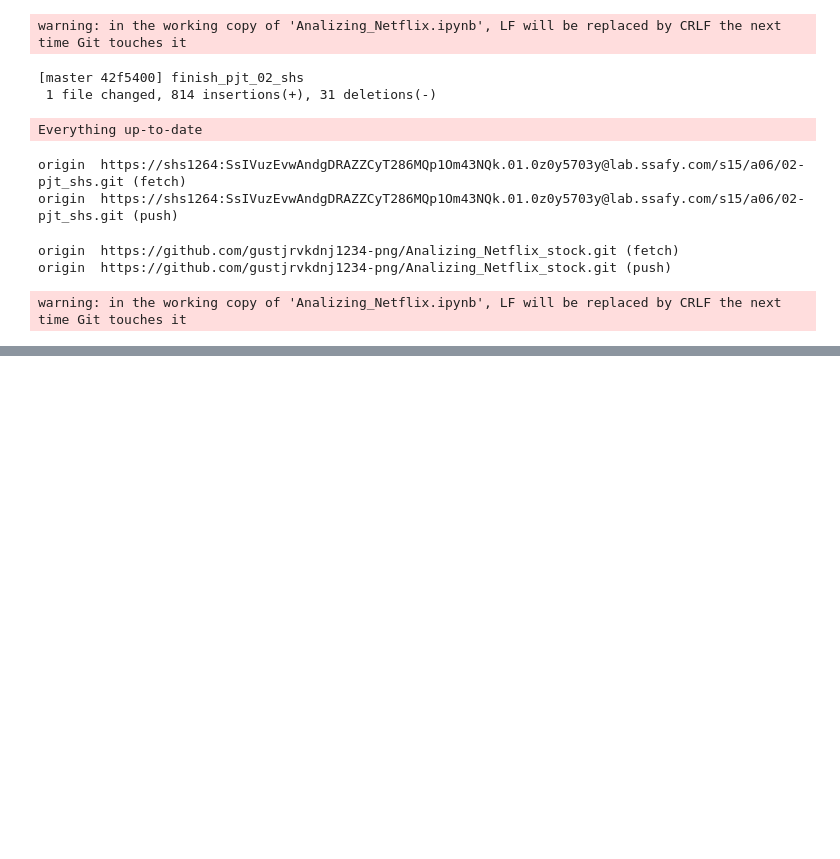
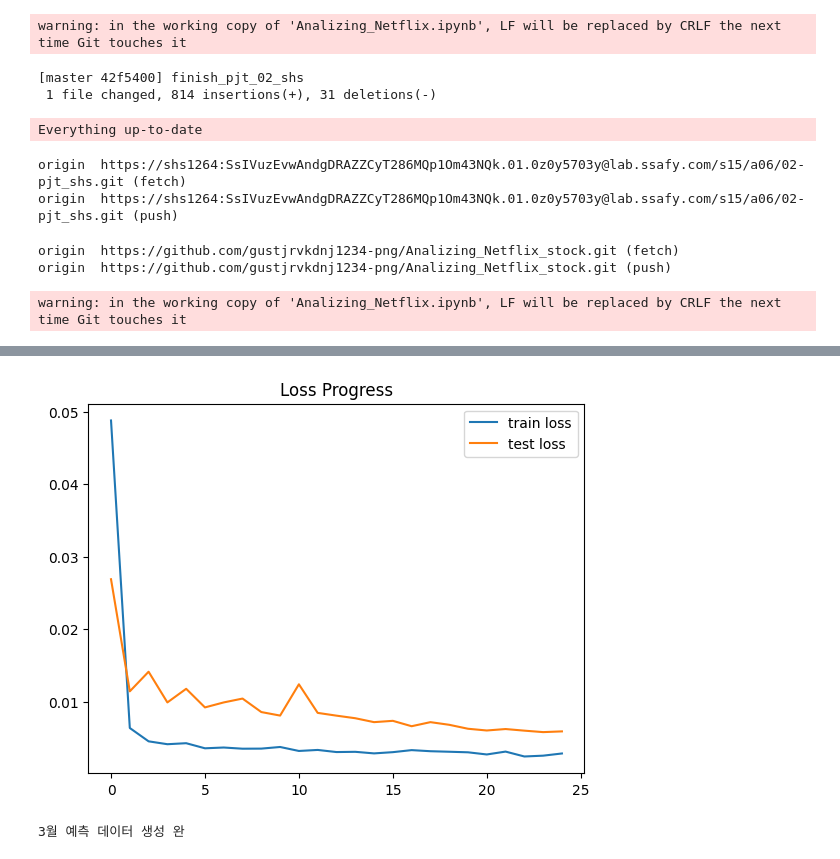
Before and after one commit to gustjrvkdnj1234-png/Analizing_Netflix_stock, a Jupyter notebook: Analizing_Netflix.ipynb, the cells around one changed output, grey strips where cells are left out. Drawn from its saved outputs; the diff is of its cells as text; code cells hidden in the pictures; blank space fills up the shorter version.

Commit message:
plus LSTM

```diff
--- a/Analizing_Netflix.ipynb
+++ b/Analizing_Netflix.ipynb
@@ -431,0 +460,13 @@ To https://github.com/gustjrvkdnj1234-png/Analizing_Netflix_stock.git
+# %%
+X_train = []
+y_train = []
+
+window_size = 60
+
+for i in range(window_size, len(scaled)):
+    X_train.append(scaled[i-window_size:i,0])
+    y_train.append(scaled[i, 0])
+
+X_train, y_train = np.array(X_train), np.array(y_train)
+
+print(X_train.shape)
@@ -431,0 +476,3 @@ To https://github.com/gustjrvkdnj1234-png/Analizing_Netflix_stock.git
+# %%
+X_train = np.reshape(X_train, (X_train.shape[0], X_train.shape[1], 1))
+print(X_train.shape)
@@ -431,0 +484,15 @@ To https://github.com/gustjrvkdnj1234-png/Analizing_Netflix_stock.git
+# %%
+model = Sequential()
+
+model.add(LSTM(units=50, return_sequences=True, input_shape = (X_train.shape[1], 1)))
+model.add(Dropout(0.2))
+
+model.add(LSTM(units=50, return_sequences=False))
+model.add(Dropout(0.2))
+
+model.add(Dense(units=1))
+
+model.compile(optimizer='adam', loss='mean_squared_error')
+
+print('---모델---')
+model.summary()
@@ -431,0 +520,2 @@ To https://github.com/gustjrvkdnj1234-png/Analizing_Netflix_stock.git
+# %%
+history = model.fit(X_train, y_train, epochs=25, batch_size=32, validation_split = 0.1)
@@ -431,0 +540,26 @@ To https://github.com/gustjrvkdnj1234-png/Analizing_Netflix_stock.git
+# %%
+plt.plot(history.history['loss'], label = 'train loss')
+plt.plot(history.history['val_loss'], label = 'test loss')
+plt.title('Loss Progress')
+plt.legend()
+plt.show()
+# %% [output]
+[figure, added]
+# %%
+current_batch = scaled[-window_size:].reshape(1, window_size, 1)
+
+future_predictions = []
+
+for i in range(40):
+    current_pred = model.predict(current_batch, verbose=0)
+
+    future_predictions.append(current_pred[0])
+
+    new_input = np.append(current_batch[:, 1:, :], current_pred.reshape(1, 1, 1), axis=1)
+    current_batch = new_input
+
+future_predictions_rescaled = scaler.inverse_transform(future_predictions)
+
+print('3월 예측 데이터 생성 완')
+# %% [output]
+3월 예측 데이터 생성 완
```
Also changed, not shown: parts of 13 cells of this notebook.
